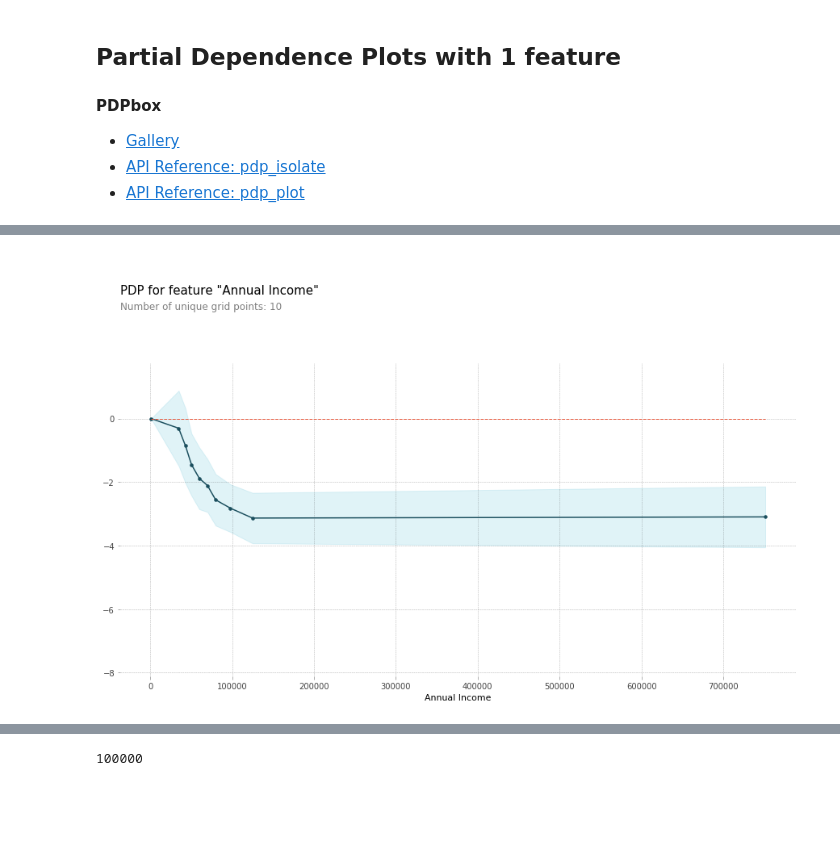
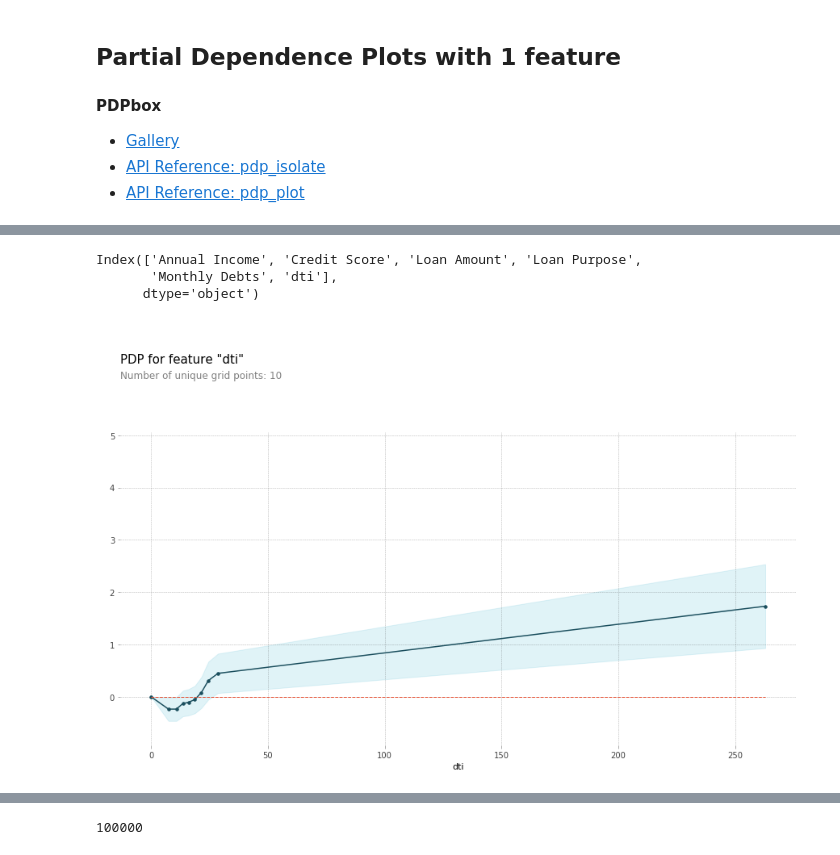
Before and after one commit to JimKing100/DS-Unit-2-Applied-Modeling, a Jupyter notebook: module3/Unit_2_Sprint_3_Module_3_IN_LESSON.ipynb, the cells around one changed output, grey strips where cells are left out. Cells and saved outputs as stored; diff of their text form; code cells hidden in the pictures; blank space fills up the shorter version.

```diff
--- a/module3/Unit_2_Sprint_3_Module_3_IN_LESSON.ipynb
+++ b/module3/Unit_2_Sprint_3_Module_3_IN_LESSON.ipynb
@@ -130,7 +130,8 @@ columns = ['Annual Income',
            'Loan Amount',
            'Loan Purpose',
            'Monthly Debts',
-           'Interest Rate']
+           'Interest Rate',
+           'dti']
 
 history = history[columns]
 history = history.dropna()
@@ -353,18 +364,24 @@ plt.rcParams['figure.dpi'] = 72
+# %%
+X_val.columns
+# %% [output]
+Index(['Annual Income', 'Credit Score', 'Loan Amount', 'Loan Purpose',
+       'Monthly Debts', 'dti'],
+      dtype='object')
 # %%
 from pdpbox.pdp import pdp_isolate, pdp_plot
 
-feature = 'Annual Income'
+feature = 'dti'
 
 isolated = pdp_isolate(
     model = gb,
     dataset = X_val,
     model_features=X_val.columns,
     feature=feature
 )
 
 pdp_plot(isolated, feature_name=feature);
 # %% [output]
-[figure, old version]
+[figure, new version]
 # %%
 pdp_plot(isolated, feature_name=feature)
 plt.xlim(0,150000);
```
Also changed, not shown: parts of 20 cells of this notebook.
